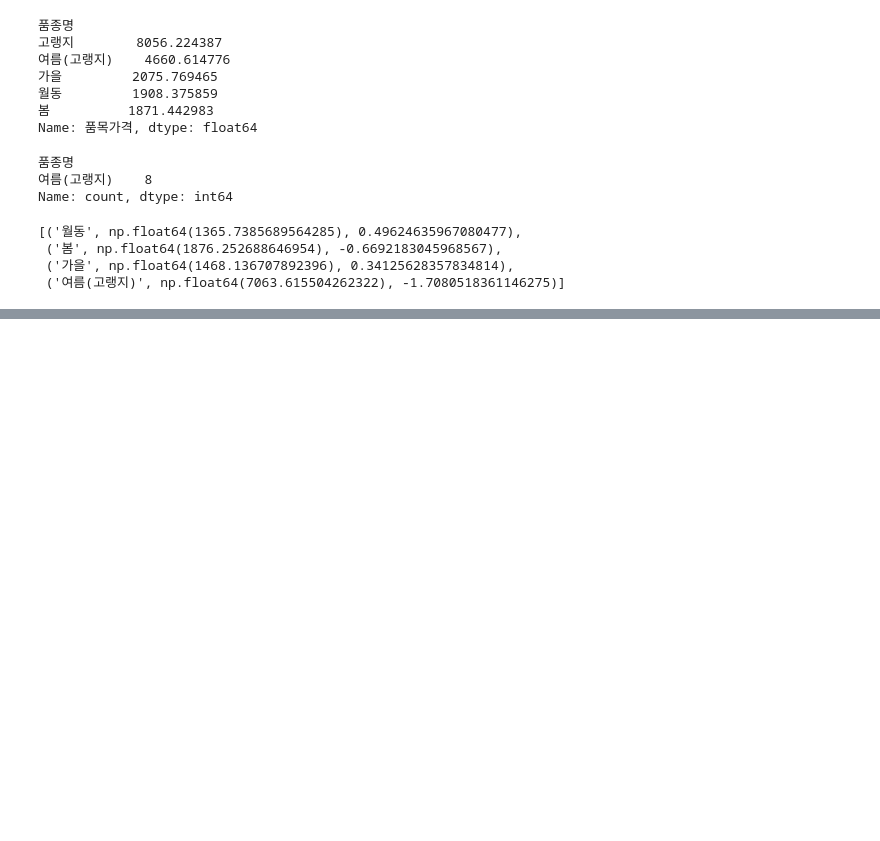
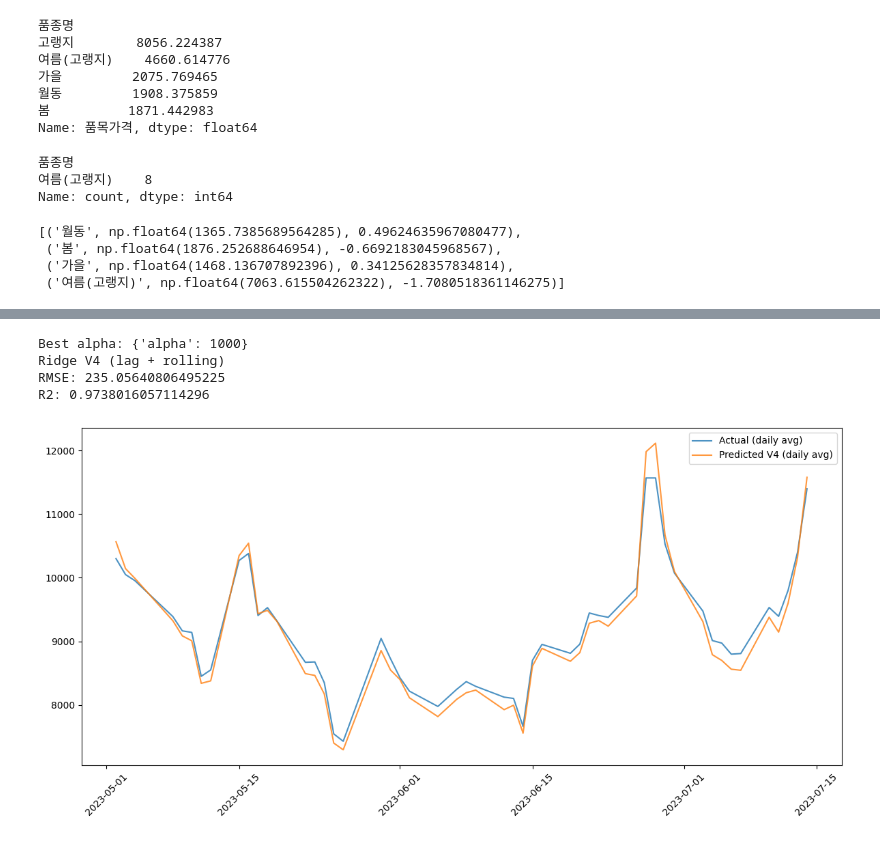
Before and after one commit to AngryOhamma/price-regression, a Jupyter notebook: notebooks/01_data_loading.ipynb, the cells around one changed output, grey strips where cells are left out. Saved outputs shown, nothing was run; the diff lists cells and outputs as text; code cells hidden in the pictures; blank space fills up the shorter version.

Commit message:
Teste using 2023 dataset with lag to see if the model could follow the actual price

```diff
--- a/notebooks/01_data_loading.ipynb
+++ b/notebooks/01_data_loading.ipynb
@@ -883,0 +911,2 @@ results
+# %%
+df_sorted = df_sorted.dropna()
@@ -883,0 +932,50 @@ results
+# %%
+from sklearn.linear_model import Ridge
+from sklearn.model_selection import GridSearchCV
+from sklearn.metrics import mean_squared_error, r2_score
+import numpy as np
+
+grid4 = GridSearchCV(
+    Ridge(),
+    {"alpha": [0.01, 0.1, 1, 10, 50, 100, 300, 1000]},
+    cv=5,
+    scoring="neg_mean_squared_error"
+)
+
+grid4.fit(X_train4, y_train4)
+
+best_ridge4 = grid4.best_estimator_
+print("Best alpha:", grid4.best_params_)
+
+pred_log4 = best_ridge4.predict(X_test4)
+pred_price4 = np.exp(pred_log4)
+
+rmse4 = np.sqrt(mean_squared_error(df_test["품목가격"], pred_price4))
+r24 = r2_score(df_test["품목가격"], pred_price4)
+
+print("Ridge V4 (lag + rolling)")
+print("RMSE:", rmse4)
+print("R2:", r24)
+# %% [output]
+Best alpha: {'alpha': 1000}
+Ridge V4 (lag + rolling)
+RMSE: 235.05640806495225
+R2: 0.9738016057114296
+# %%
+import pandas as pd
+import matplotlib.pyplot as plt
+
+df_plot = df_test[["가격등록일자", "품목가격"]].copy()
+df_plot["pred_price_v4"] = pred_price4
+
+daily = df_plot.groupby("가격등록일자").mean(numeric_only=True).reset_index()
+
+plt.figure(figsize=(12,6))
+plt.plot(daily["가격등록일자"], daily["품목가격"], label="Actual (daily avg)", alpha=0.8)
+plt.plot(daily["가격등록일자"], daily["pred_price_v4"], label="Predicted V4 (daily avg)", alpha=0.8)
+plt.legend()
+plt.xticks(rotation=45)
+plt.tight_layout()
+plt.show()
+# %% [output]
+[figure, added]
```
Also changed, not shown: parts of 7 cells of this notebook.
